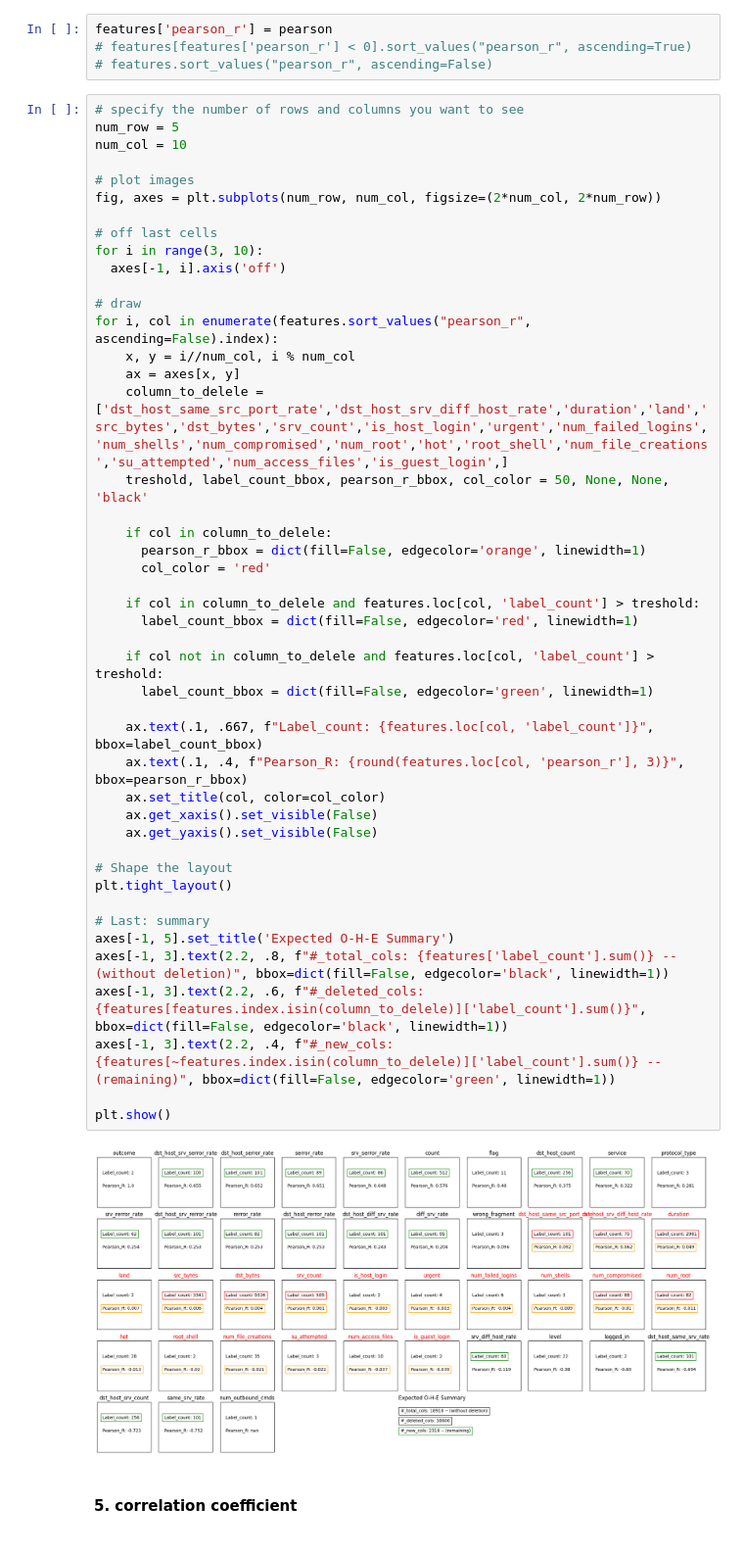
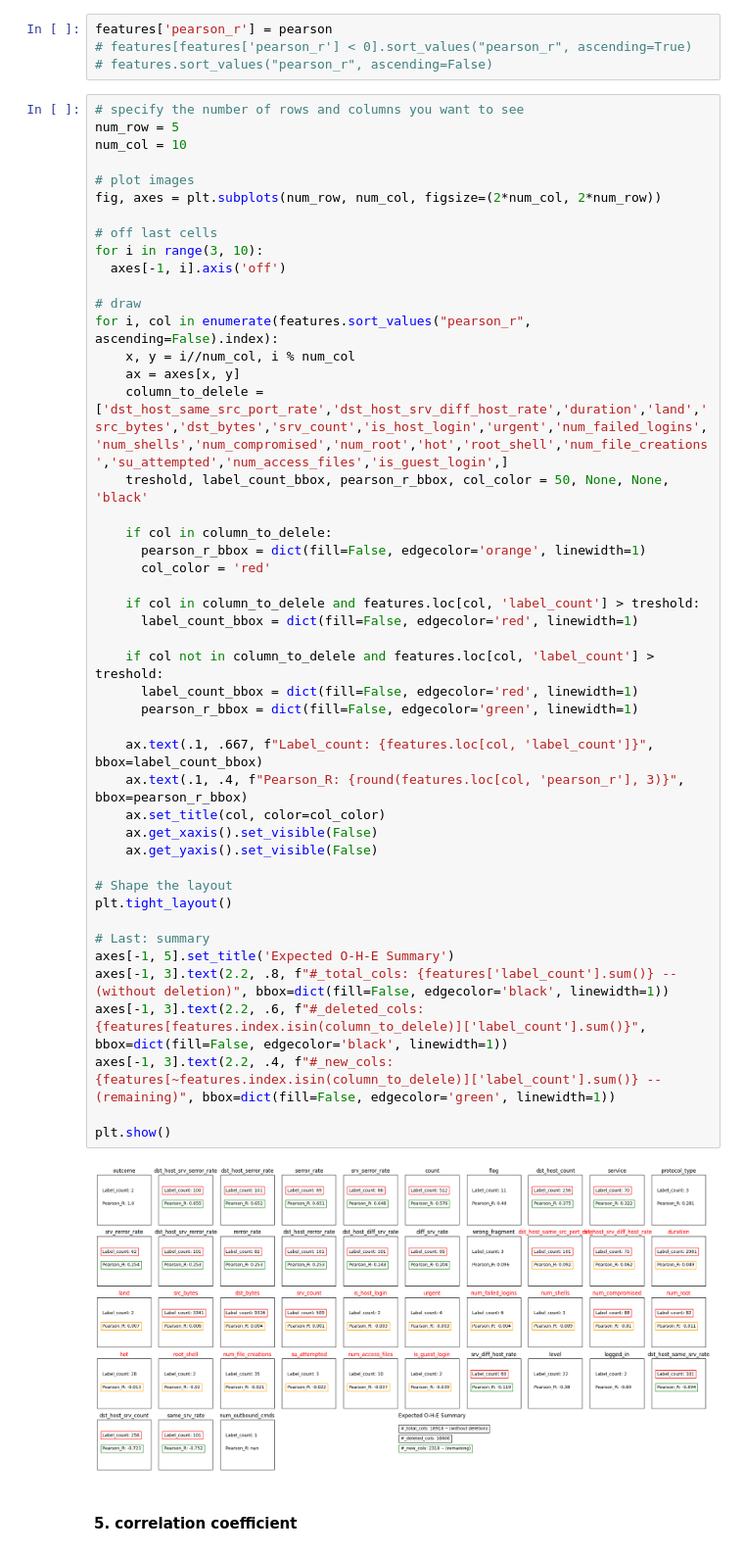
Before and after one commit to tekeuange23/ml-in-action, a Jupyter notebook: constraint-learning/constraint-learning.ipynb, the cells around one changed output. Shown: that part at 98% size. Cells and saved outputs as stored; diff of their text form.

```diff
--- a/constraint-learning/constraint-learning.ipynb
+++ b/constraint-learning/constraint-learning.ipynb
@@ -186,35 +186,36 @@ for i, col in enumerate(features.sort_values("pearson_r", ascending=False).index
     ax = axes[x, y]
     column_to_delele = ['dst_host_same_src_port_rate','dst_host_srv_diff_host_rate','duration','land','src_bytes','dst_bytes','srv_count','is_host_login','urgent','num_failed_logins','num_shells','num_compromised','num_root','hot','root_shell','num_file_creations','su_attempted','num_access_files','is_guest_login',]
     treshold, label_count_bbox, pearson_r_bbox, col_color = 50, None, None, 'black'
 
     if col in column_to_delele:
       pearson_r_bbox = dict(fill=False, edgecolor='orange', linewidth=1)
       col_color = 'red'
 
     if col in column_to_delele and features.loc[col, 'label_count'] > treshold:
       label_count_bbox = dict(fill=False, edgecolor='red', linewidth=1)
 
     if col not in column_to_delele and features.loc[col, 'label_count'] > treshold:
-      label_count_bbox = dict(fill=False, edgecolor='green', linewidth=1)
+      label_count_bbox = dict(fill=False, edgecolor='red', linewidth=1)
+      pearson_r_bbox = dict(fill=False, edgecolor='green', linewidth=1)
 
     ax.text(.1, .667, f"Label_count: {features.loc[col, 'label_count']}", bbox=label_count_bbox)
     ax.text(.1, .4, f"Pearson_R: {round(features.loc[col, 'pearson_r'], 3)}", bbox=pearson_r_bbox)
     ax.set_title(col, color=col_color)
     ax.get_xaxis().set_visible(False)
     ax.get_yaxis().set_visible(False)
 
 # Shape the layout
 plt.tight_layout()
 
 # Last: summary
 axes[-1, 5].set_title('Expected O-H-E Summary')
 axes[-1, 3].text(2.2, .8, f"#_total_cols: {features['label_count'].sum()} -- (without deletion)", bbox=dict(fill=False, edgecolor='black', linewidth=1))
 axes[-1, 3].text(2.2, .6, f"#_deleted_cols: {features[features.index.isin(column_to_delele)]['label_count'].sum()}", bbox=dict(fill=False, edgecolor='black', linewidth=1))
 axes[-1, 3].text(2.2, .4, f"#_new_cols: {features[~features.index.isin(column_to_delele)]['label_count'].sum()} -- (remaining)", bbox=dict(fill=False, edgecolor='green', linewidth=1))
 
 plt.show()
 # %% [output]
-[figure, old version]
+[figure, new version]
 # %% [markdown]
 #### 5. correlation coefficient
 # %%
```
Also changed, not shown: parts of 5 cells of this notebook.
